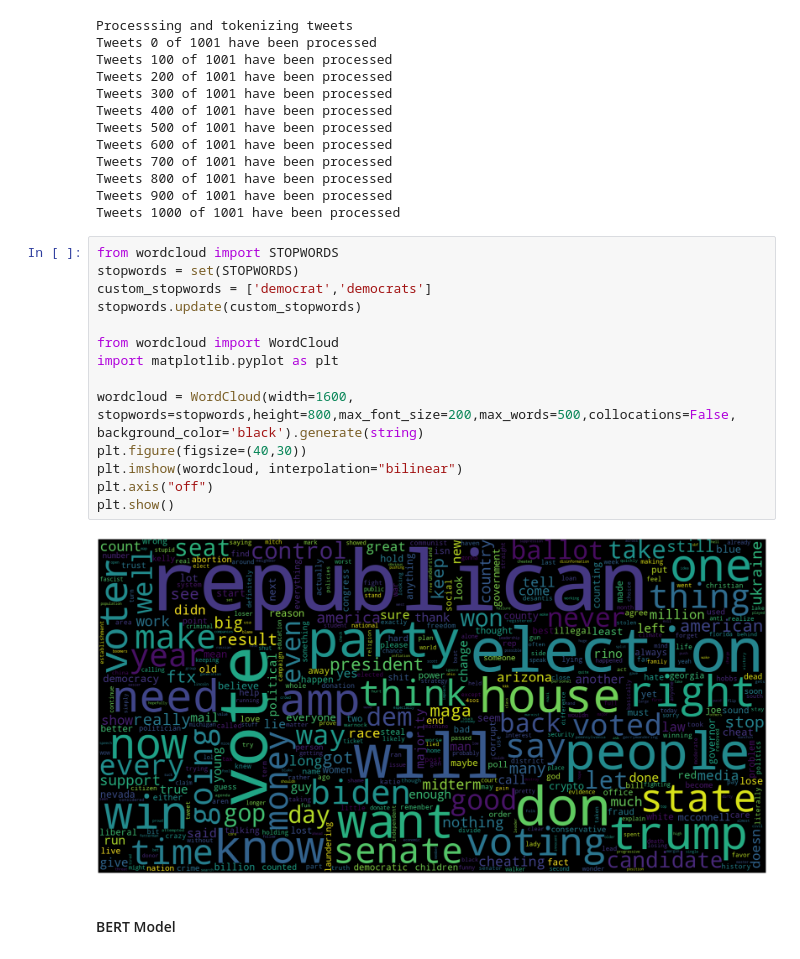
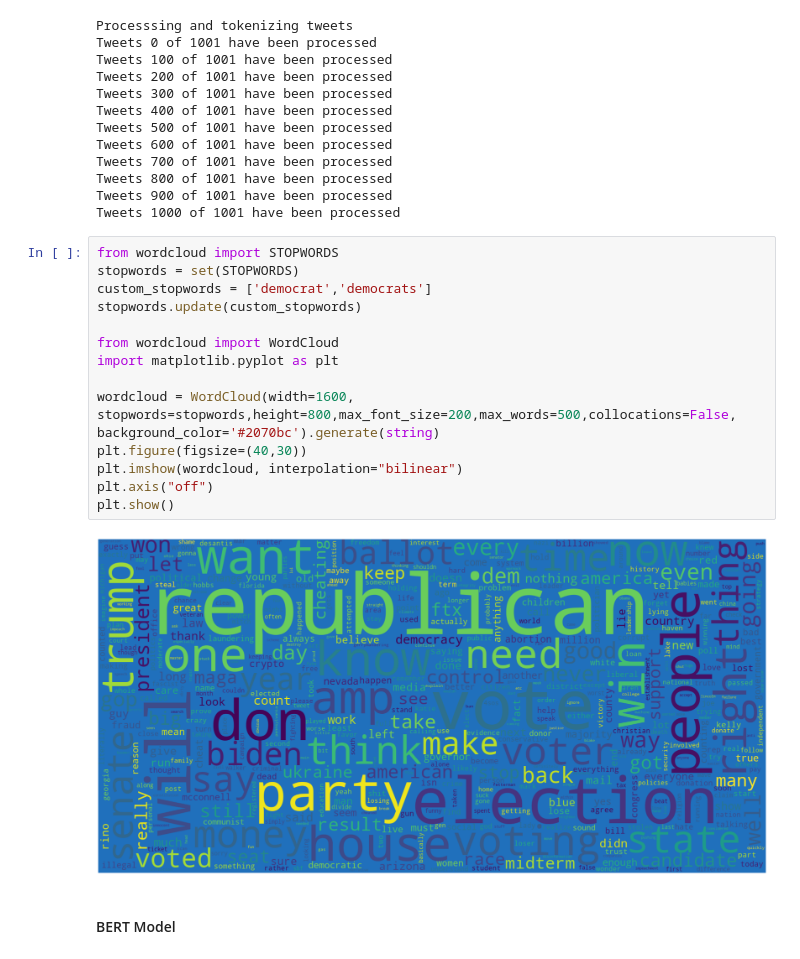
Before and after one commit to maxmatkovski/Twitter-Politics-Bias, a Jupyter notebook: Twitter-Political-Skew-Democrat.ipynb, the cells around one changed output. Saved outputs shown, nothing was run; the diff lists cells and outputs as text.

Commit message:
push new images

```diff
--- a/Twitter-Political-Skew-Democrat.ipynb
+++ b/Twitter-Political-Skew-Democrat.ipynb
@@ -140,19 +137,19 @@ Tweets 1000 of 1001 have been processed
 # %%
 from wordcloud import STOPWORDS
 stopwords = set(STOPWORDS)
 custom_stopwords = ['democrat','democrats']
 stopwords.update(custom_stopwords)
 
 from wordcloud import WordCloud
 import matplotlib.pyplot as plt
 
-wordcloud = WordCloud(width=1600, stopwords=stopwords,height=800,max_font_size=200,max_words=500,collocations=False, background_color='black').generate(string)
+wordcloud = WordCloud(width=1600, stopwords=stopwords,height=800,max_font_size=200,max_words=500,collocations=False, background_color='#2070bc').generate(string)
 plt.figure(figsize=(40,30))
 plt.imshow(wordcloud, interpolation="bilinear")
 plt.axis("off")
 plt.show()
 # %% [output]
-[figure, old version]
+[figure, new version]
 # %% [markdown]
 #### BERT Model
 # %%
```
Also changed, not shown: parts of 3 cells of this notebook, 6 other files.
